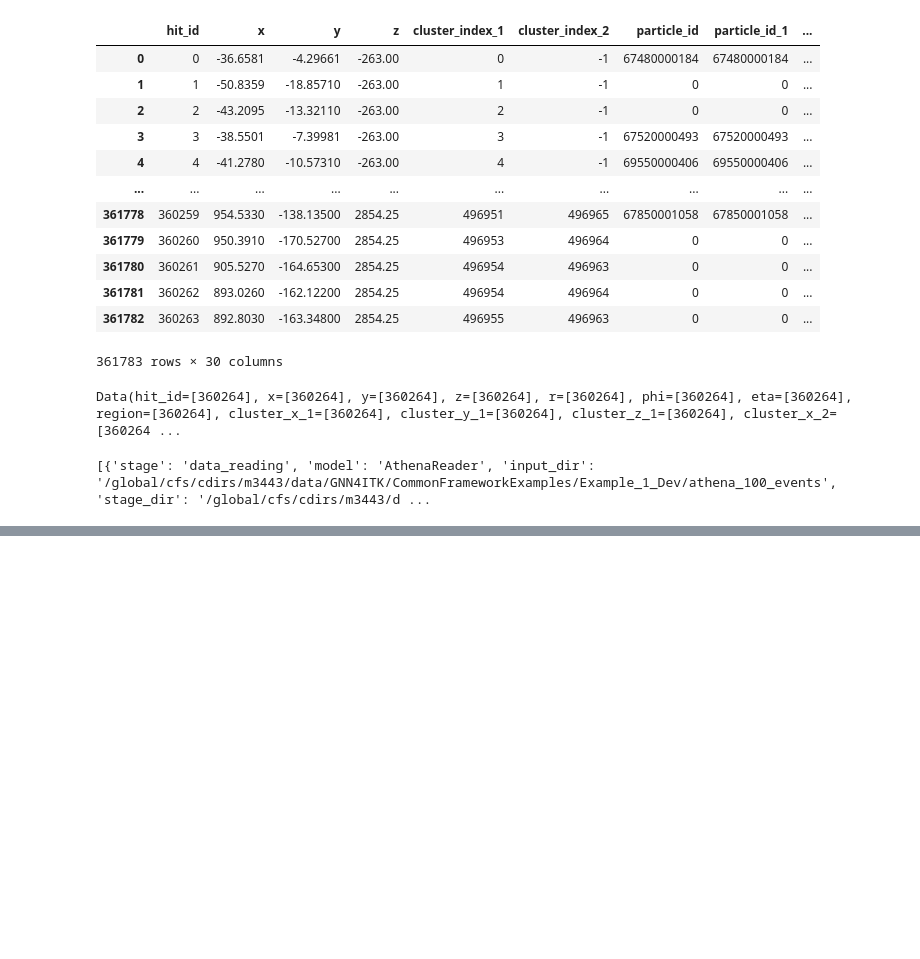
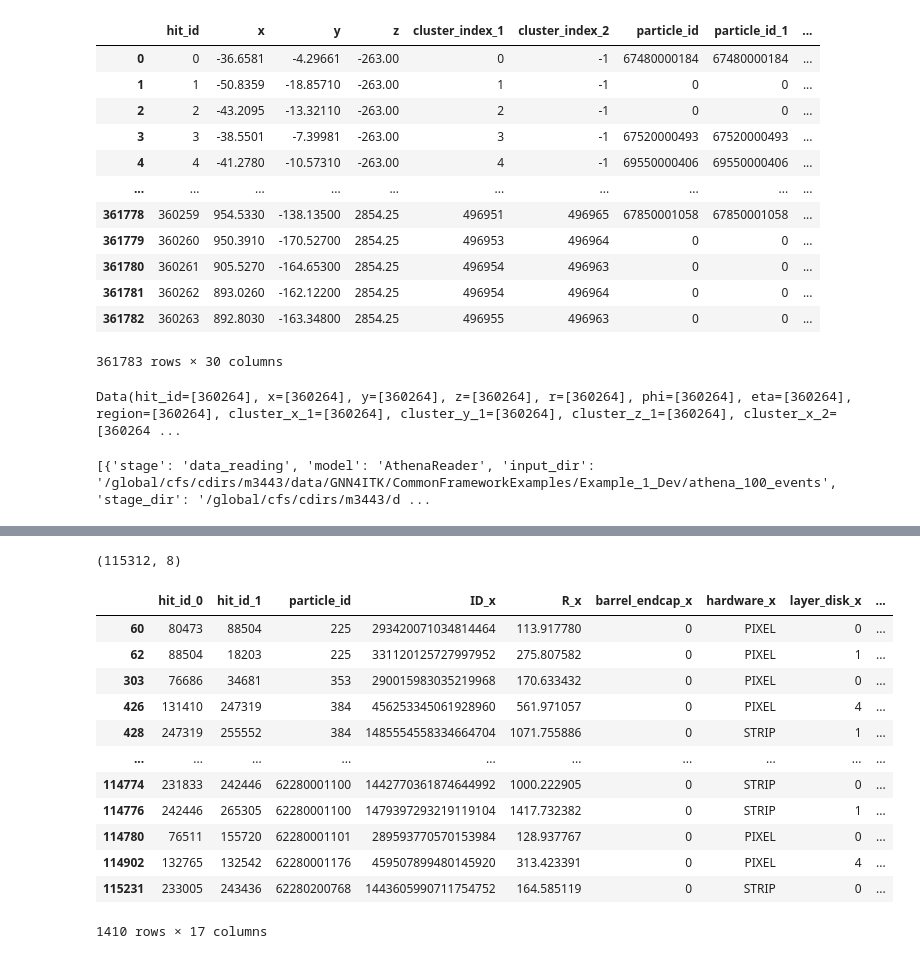
Before and after one commit to GNN4ITkTeam/CommonFramework, a Jupyter notebook: notebooks/testing/0-DM-AthenaReader.ipynb, the cells around one changed output, grey strips where cells are left out. Saved outputs shown, nothing was run; the diff lists cells and outputs as text; code cells hidden in the pictures; blank space fills up the shorter version.

Commit message:
Add redundant split edge feature

```diff
--- a/notebooks/testing/0-DM-AthenaReader.ipynb
+++ b/notebooks/testing/0-DM-AthenaReader.ipynb
@@ -569,0 +615,25 @@ print(test_graph.config)
+# %%
+# Group by particle ID
+if "module_columns" not in config or config["module_columns"] is None:
+    module_columns = ["barrel_endcap", "hardware", "layer_disk", "eta_module", "phi_module"]
+else:
+    module_columns = config["module_columns"]
+
+signal_index_list = (signal.groupby(
+        ["particle_id"] + module_columns,
+        sort=False,
+    )["index"]
+    .agg(lambda x: list(x))
+    .groupby(level=0)
+    .agg(lambda x: list(x)))
+
+track_index_edges = []
+for row in signal_index_list.values:
+    for i, j in zip(row[:-1], row[1:]):
+        track_index_edges.extend(list(product(i, j)))
+
+track_index_edges = np.array(track_index_edges).T
+# %%
+track_edges = hits.hit_id.values[track_index_edges]
+assert (hits[hits.hit_id.isin(track_edges.flatten())].particle_id == 0).sum() == 0, "There are hits in the track edges that are noise"
+track_features = reader._get_track_features(hits, track_index_edges)
@@ -569,0 +653,2 @@ print(test_graph.config)
+# %%
+truth_track_df = pd.concat([pd.DataFrame(track_edges.T, columns=["hit_id_0", "hit_id_1"]), pd.DataFrame(track_features)], axis=1)
@@ -569,0 +670,23 @@ print(test_graph.config)
+# %%
+truth_track_df.shape
+# %% [output]
+(115312, 8)
+# %%
+hits_unique = hits.drop_duplicates(subset="hit_id")[["hit_id", "ID", "R"] + module_columns]
+truth_track_df = truth_track_df[["hit_id_0", "hit_id_1", "particle_id"]].merge(hits_unique, left_on="hit_id_0", right_on="hit_id", how="left").drop(columns=["hit_id"]).merge(hits_unique, left_on="hit_id_1", right_on="hit_id", how="left").drop(columns=["hit_id"])
+# %%
+truth_track_df[truth_track_df.duplicated(subset=["ID_y", "particle_id"])]
+# %% [output]
+|  | hit_id_0 | hit_id_1 | particle_id | ID_x | R_x | barrel_endcap_x | hardware_x | layer_disk_x | ... |
+| 60 | 80473 | 88504 | 225 | 293420071034814464 | 113.917780 | 0 | PIXEL | 0 | ... |
+| 62 | 88504 | 18203 | 225 | 331120125727997952 | 275.807582 | 0 | PIXEL | 1 | ... |
+| 303 | 76686 | 34681 | 353 | 290015983035219968 | 170.633432 | 0 | PIXEL | 0 | ... |
+| 426 | 131410 | 247319 | 384 | 456253345061928960 | 561.971057 | 0 | PIXEL | 4 | ... |
+| 428 | 247319 | 255552 | 384 | 1485554558334664704 | 1071.755886 | 0 | STRIP | 1 | ... |
+| ... | ... | ... | ... | ... | ... | ... | ... | ... | ... |
+| 114774 | 231833 | 242446 | 62280001100 | 1442770361874644992 | 1000.222905 | 0 | STRIP | 0 | ... |
+| 114776 | 242446 | 265305 | 62280001100 | 1479397293219119104 | 1417.732382 | 0 | STRIP | 1 | ... |
+| 114780 | 76511 | 155720 | 62280001101 | 289593770570153984 | 128.937767 | 0 | PIXEL | 0 | ... |
+| 114902 | 132765 | 132542 | 62280001176 | 459507899480145920 | 313.423391 | 0 | PIXEL | 4 | ... |
+| 115231 | 233005 | 243436 | 62280200768 | 1443605990711754752 | 164.585119 | 0 | STRIP | 0 | ... |
+1410 rows × 17 columns
```
Also changed, not shown: parts of 39 cells of this notebook, 14 other files.
